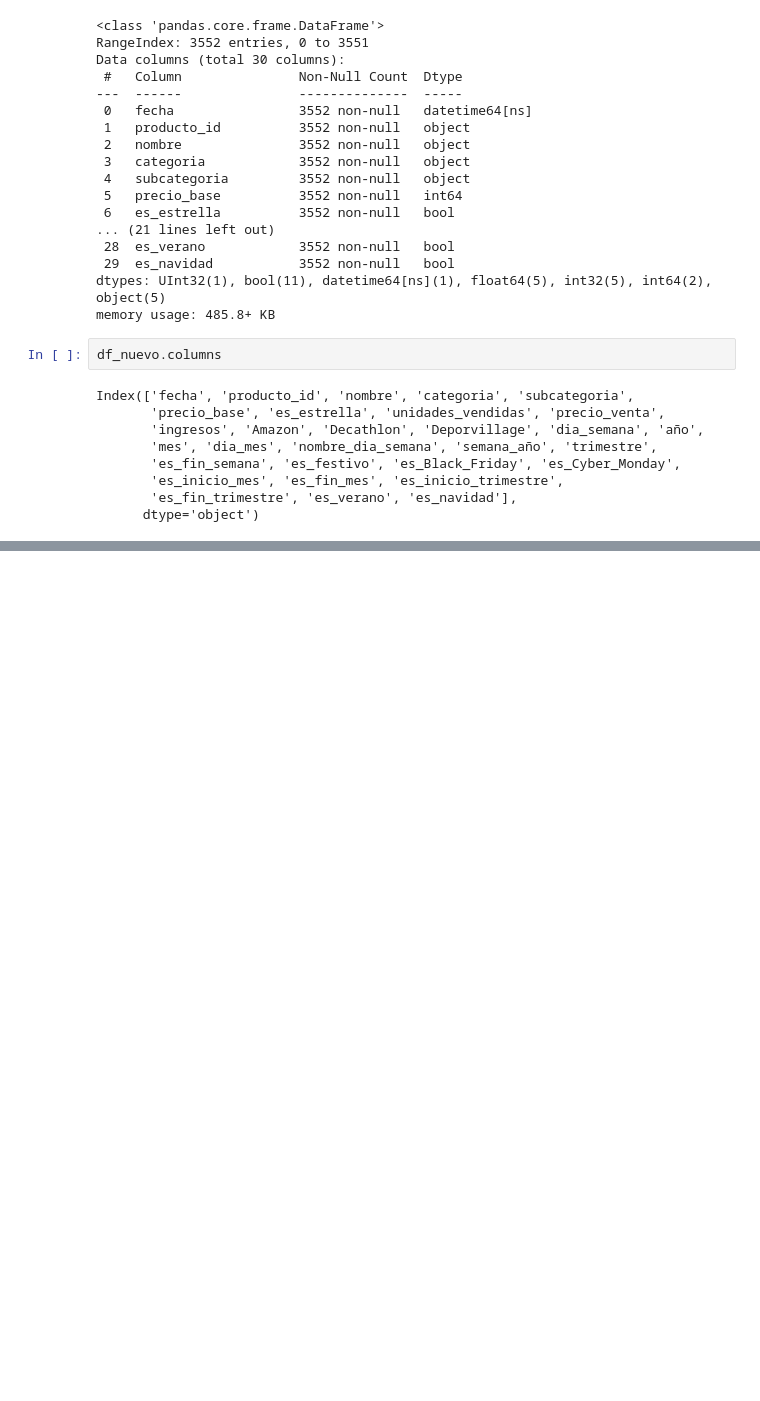
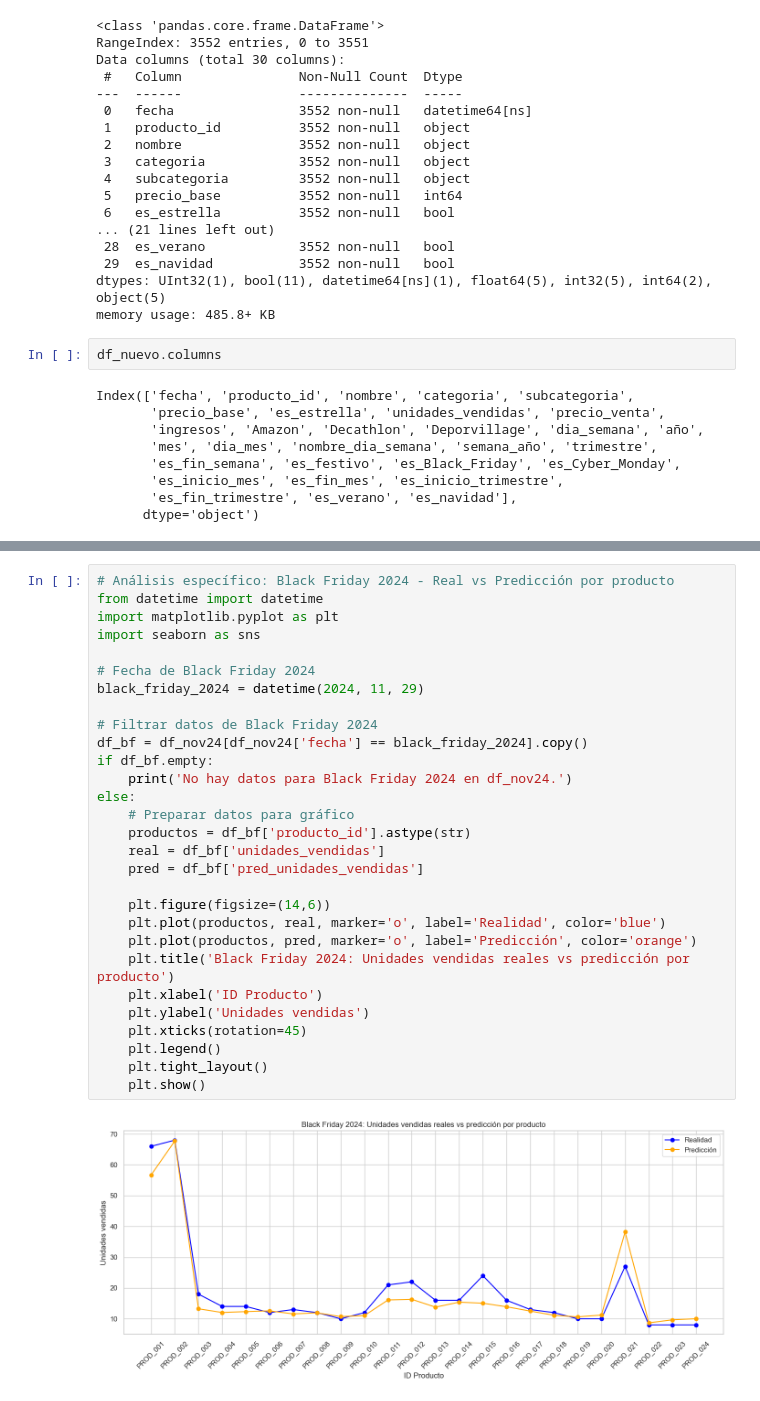
Before and after one commit to darwin-garcia/Forecasting-Ventas-S1, a Jupyter notebook: notebooks/Entrenamiento.ipynb, the cells around one changed output, grey strips where cells are left out. Drawn from its saved outputs; the diff is of its cells as text; blank space fills up the shorter version.

```diff
--- a/notebooks/Entrenamiento.ipynb
+++ b/notebooks/Entrenamiento.ipynb
@@ -663,0 +1082,31 @@ Index(['fecha', 'producto_id', 'nombre', 'categoria', 'subcategoria',
+# %%
+# Análisis específico: Black Friday 2024 - Real vs Predicción por producto
+from datetime import datetime
+import matplotlib.pyplot as plt
+import seaborn as sns
+
+# Fecha de Black Friday 2024
+black_friday_2024 = datetime(2024, 11, 29)
+
+# Filtrar datos de Black Friday 2024
+df_bf = df_nov24[df_nov24['fecha'] == black_friday_2024].copy()
+if df_bf.empty:
+    print('No hay datos para Black Friday 2024 en df_nov24.')
+else:
+    # Preparar datos para gráfico
+    productos = df_bf['producto_id'].astype(str)
+    real = df_bf['unidades_vendidas']
+    pred = df_bf['pred_unidades_vendidas']
+
+    plt.figure(figsize=(14,6))
+    plt.plot(productos, real, marker='o', label='Realidad', color='blue')
+    plt.plot(productos, pred, marker='o', label='Predicción', color='orange')
+    plt.title('Black Friday 2024: Unidades vendidas reales vs predicción por producto')
+    plt.xlabel('ID Producto')
+    plt.ylabel('Unidades vendidas')
+    plt.xticks(rotation=45)
+    plt.legend()
+    plt.tight_layout()
+    plt.show()
+# %% [output]
+[figure, added]
```
Also changed, not shown: parts of 11 cells of this notebook, 14 other files.
